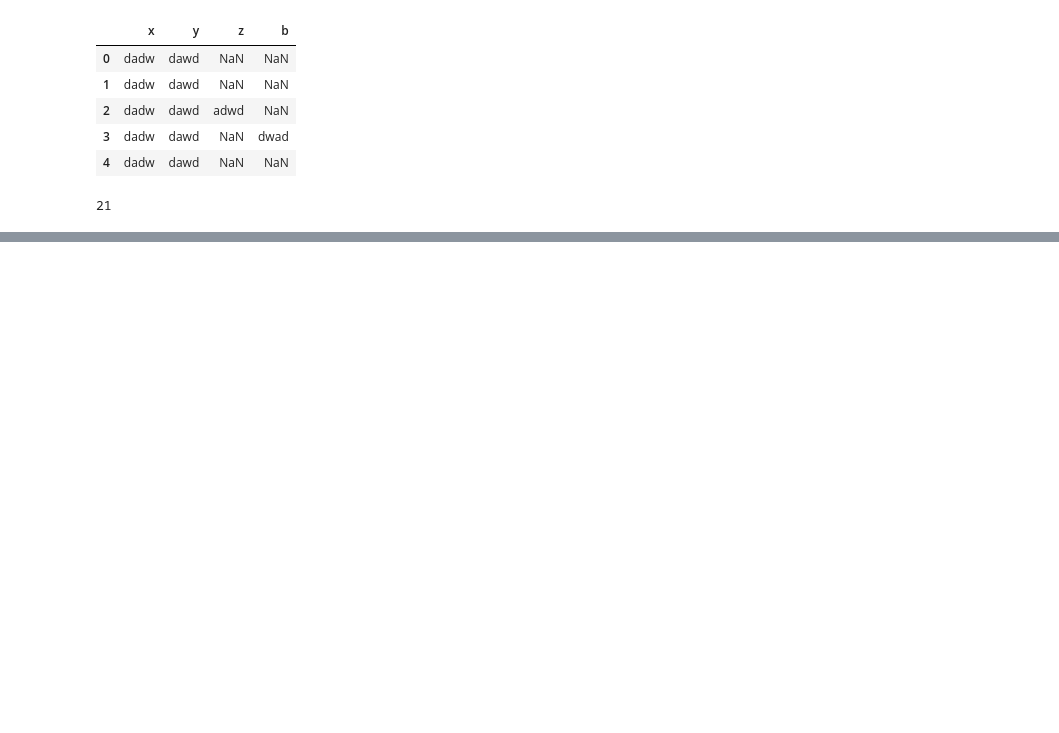
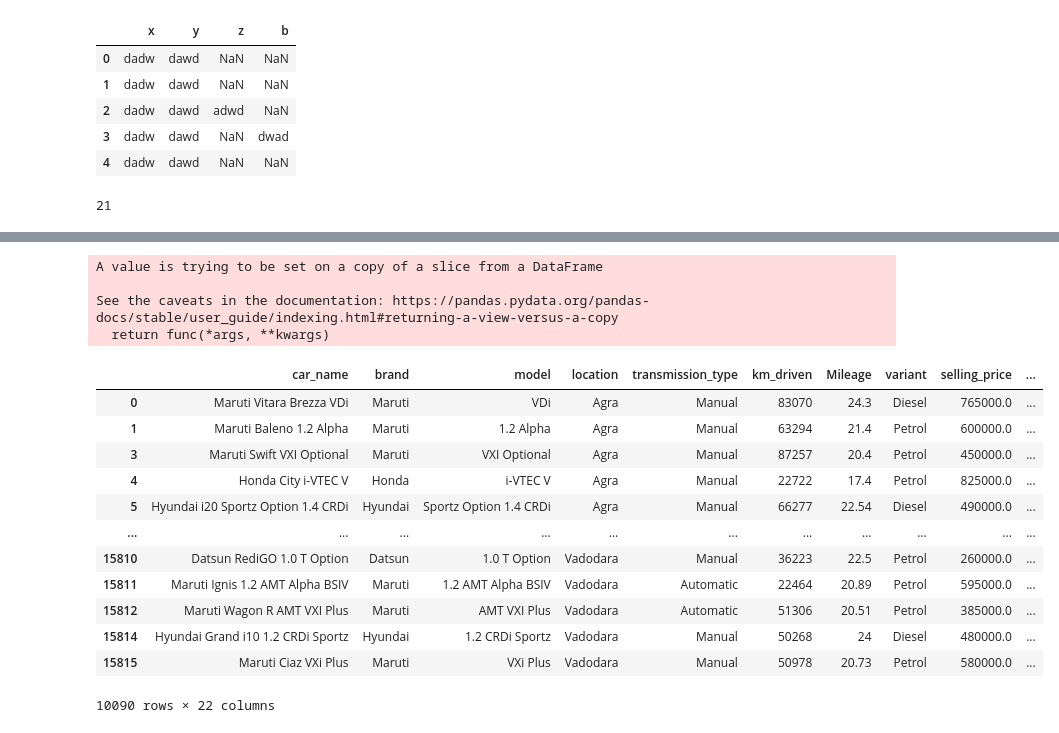
Before and after one commit to kaustavb79/cardekho, a Jupyter notebook: cardekho_data_normalize.ipynb, the cells around one changed output, grey strips where cells are left out. Cells and saved outputs as stored; diff of their text form; code cells hidden in the pictures; blank space fills up the shorter version.

```diff
--- a/cardekho_data_normalize.ipynb
+++ b/cardekho_data_normalize.ipynb
@@ -246,0 +196,2 @@ df_v1['On_road_price'] = df_v1['On_road_price'].apply(lambda x:clean_on_road_pri
+# %%
+df_v1['insurance_label'] = df_v1['insurance_label'].astype(int)
@@ -285,0 +337,7 @@ df_v2.corr()
+# %%
+df_v3.dropna(inplace=True)
+# %% [output]
+A value is trying to be set on a copy of a slice from a DataFrame
+
+See the caveats in the documentation: https://pandas.pydata.org/pandas-docs/stable/user_guide/indexing.html#returning-a-view-versus-a-copy
+  return func(*args, **kwargs)
@@ -285,0 +346,16 @@ df_v2.corr()
+# %%
+df_v3
+# %% [output]
+|  | car_name | brand | model | location | transmission_type | km_driven | Mileage | variant | selling_price | ... |
+| 0 | Maruti Vitara Brezza VDi | Maruti | VDi | Agra | Manual | 83070 | 24.3 | Diesel | 765000.0 | ... |
+| 1 | Maruti Baleno 1.2 Alpha | Maruti | 1.2 Alpha | Agra | Manual | 63294 | 21.4 | Petrol | 600000.0 | ... |
+| 3 | Maruti Swift VXI Optional | Maruti | VXI Optional | Agra | Manual | 87257 | 20.4 | Petrol | 450000.0 | ... |
+| 4 | Honda City i-VTEC V | Honda | i-VTEC V | Agra | Manual | 22722 | 17.4 | Petrol | 825000.0 | ... |
+| 5 | Hyundai i20 Sportz Option 1.4 CRDi | Hyundai | Sportz Option 1.4 CRDi | Agra | Manual | 66277 | 22.54 | Diesel | 490000.0 | ... |
+| ... | ... | ... | ... | ... | ... | ... | ... | ... | ... | ... |
+| 15810 | Datsun RediGO 1.0 T Option | Datsun | 1.0 T Option | Vadodara | Manual | 36223 | 22.5 | Petrol | 260000.0 | ... |
+| 15811 | Maruti Ignis 1.2 AMT Alpha BSIV | Maruti | 1.2 AMT Alpha BSIV | Vadodara | Automatic | 22464 | 20.89 | Petrol | 595000.0 | ... |
+| 15812 | Maruti Wagon R AMT VXI Plus | Maruti | AMT VXI Plus | Vadodara | Automatic | 51306 | 20.51 | Petrol | 385000.0 | ... |
+| 15814 | Hyundai Grand i10 1.2 CRDi Sportz | Hyundai | 1.2 CRDi Sportz | Vadodara | Manual | 50268 | 24 | Diesel | 480000.0 | ... |
+| 15815 | Maruti Ciaz VXi Plus | Maruti | VXi Plus | Vadodara | Manual | 50978 | 20.73 | Petrol | 580000.0 | ... |
+10090 rows × 22 columns
```
Also changed, not shown: parts of 55 cells of this notebook, 4 other files.
